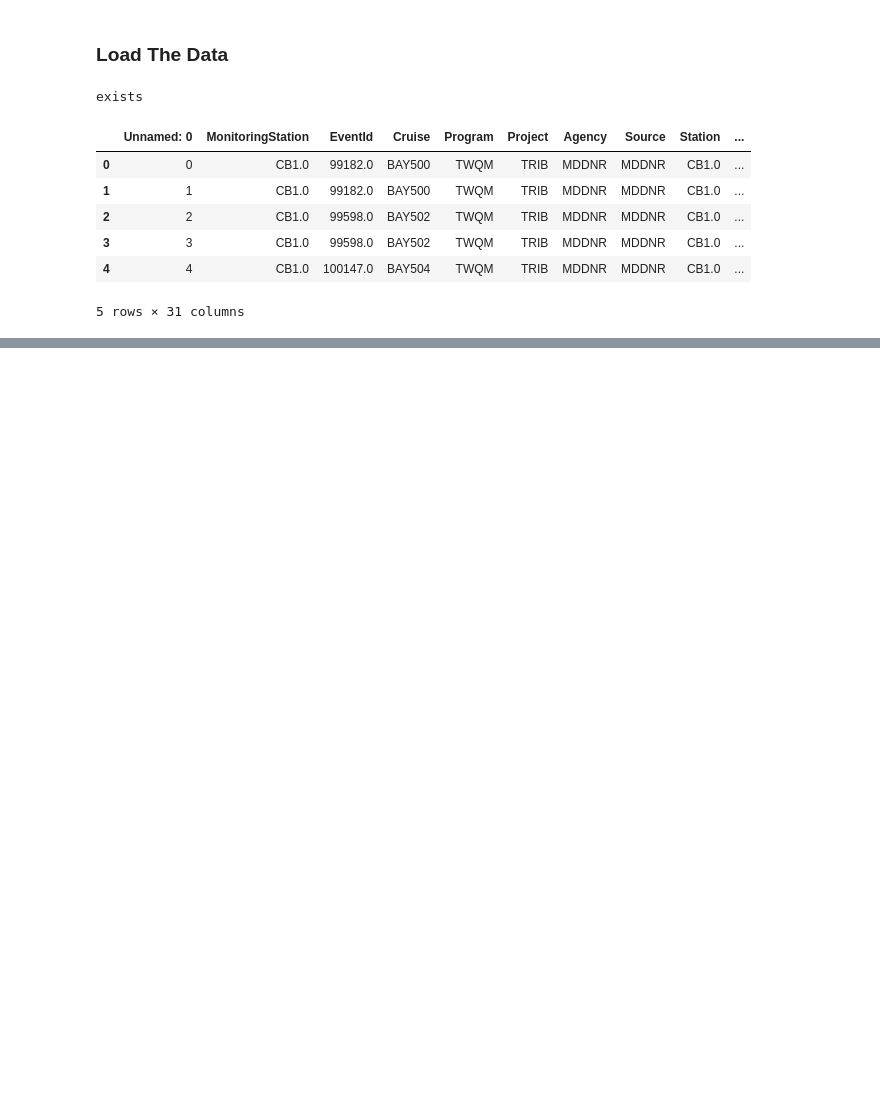
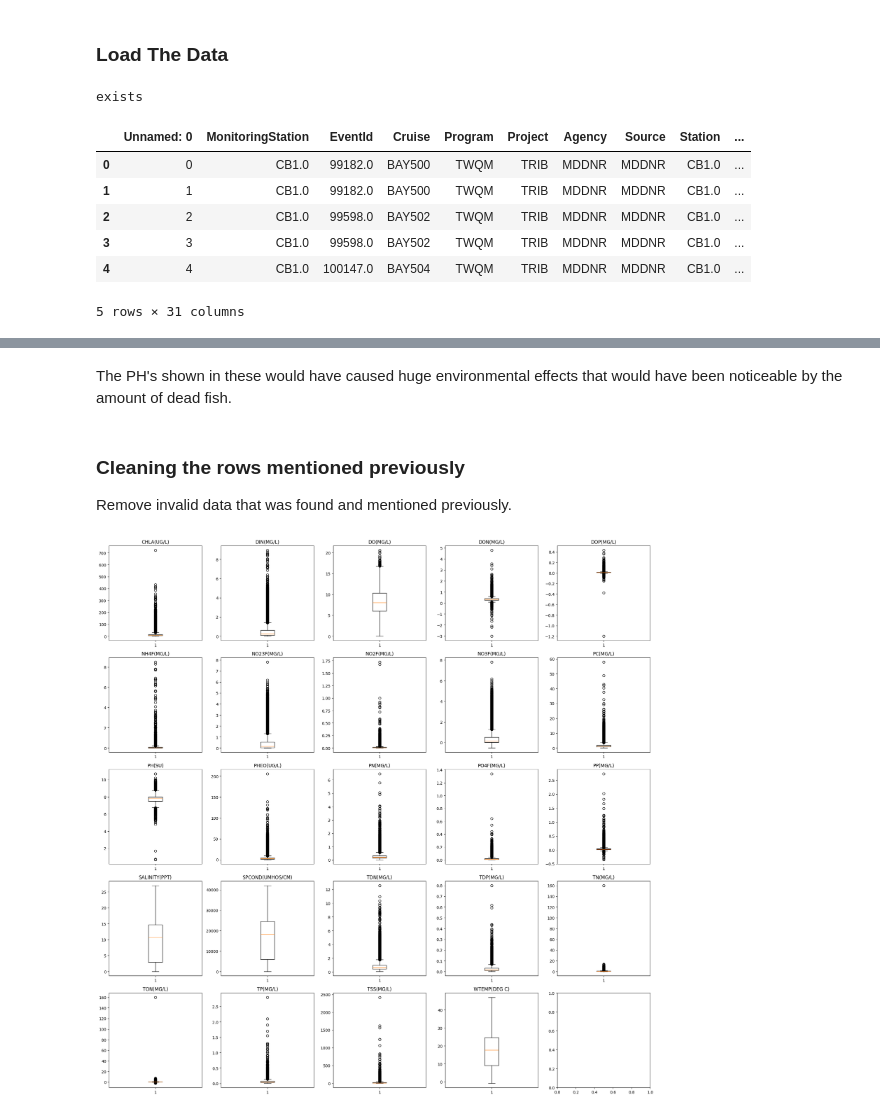
Before and after one commit to Quinn-Domanski/bay_exploration, a Jupyter notebook: bay_data_exploration.ipynb, the cells around one changed output, grey strips where cells are left out. Saved outputs shown, nothing was run; the diff lists cells and outputs as text; code cells hidden in the pictures; blank space fills up the shorter version.

```diff
--- a/bay_data_exploration.ipynb
+++ b/bay_data_exploration.ipynb
@@ -149,0 +635,15 @@ ValueError: Index contains duplicate entries, cannot reshape
+# %% [markdown]
+The PH's shown in these would have caused huge environmental effects that would have been noticeable by the amount of dead fish.
+# %% [markdown]
+### Cleaning the rows mentioned previously
+Remove invalid data that was found and mentioned previously.
+# %%
+fig, axes = plt.subplots(nrows=5, ncols=5, figsize=(20,20))
+axes_flat = axes.flatten()
+for column, ax in zip(parameters_cleaned, axes_flat):
+    ax.boxplot(final_df[column].dropna())
+    ax.set_title(column)
+plt.tight_layout()
+plt.show()
+# %% [output]
+[figure, added]
```
Also changed, not shown: parts of 79 cells of this notebook.
